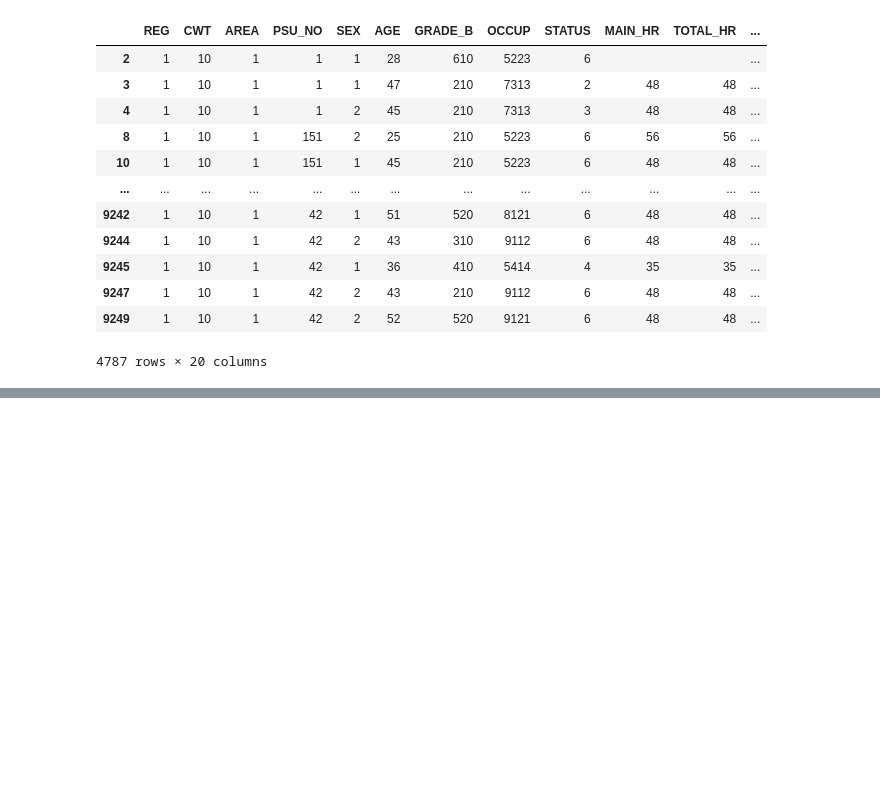
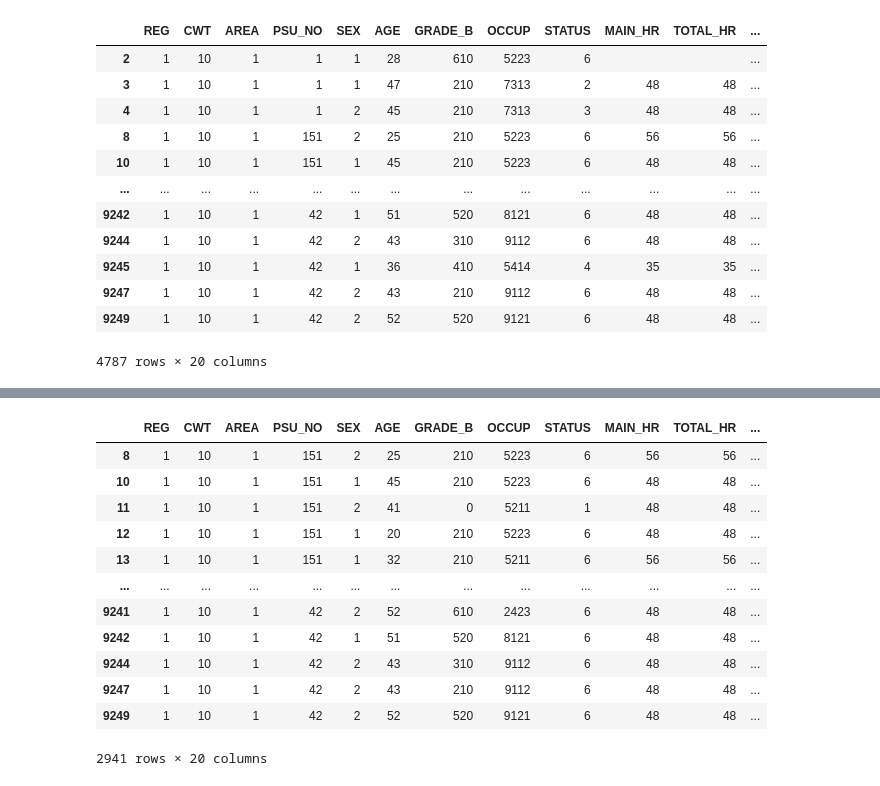
Before and after one commit to 623020514-5/stat-Ubon, a Jupyter notebook: P_try.ipynb, the cells around one changed output, grey strips where cells are left out. Drawn from its saved outputs; the diff is of its cells as text; code cells hidden in the pictures; blank space fills up the shorter version.

```diff
--- a/P_try.ipynb
+++ b/P_try.ipynb
@@ -79,0 +118,17 @@ data_REG
+# %%
+data_PRL_TECH = data_REG[data_REG.PRL_TECH.isin(['1','2'])]
+data_PRL_TECH
+# %% [output]
+|  | REG | CWT | AREA | PSU_NO | SEX | AGE | GRADE_B | OCCUP | STATUS | MAIN_HR | TOTAL_HR | ... |
+| 8 | 1 | 10 | 1 | 151 | 2 | 25 | 210 | 5223 | 6 | 56 | 56 | ... |
+| 10 | 1 | 10 | 1 | 151 | 1 | 45 | 210 | 5223 | 6 | 48 | 48 | ... |
+| 11 | 1 | 10 | 1 | 151 | 2 | 41 | 0 | 5211 | 1 | 48 | 48 | ... |
+| 12 | 1 | 10 | 1 | 151 | 1 | 20 | 210 | 5223 | 6 | 48 | 48 | ... |
+| 13 | 1 | 10 | 1 | 151 | 1 | 32 | 210 | 5211 | 6 | 56 | 56 | ... |
+| ... | ... | ... | ... | ... | ... | ... | ... | ... | ... | ... | ... | ... |
+| 9241 | 1 | 10 | 1 | 42 | 2 | 52 | 610 | 2423 | 6 | 48 | 48 | ... |
+| 9242 | 1 | 10 | 1 | 42 | 1 | 51 | 520 | 8121 | 6 | 48 | 48 | ... |
+| 9244 | 1 | 10 | 1 | 42 | 2 | 43 | 310 | 9112 | 6 | 48 | 48 | ... |
+| 9247 | 1 | 10 | 1 | 42 | 2 | 43 | 210 | 9112 | 6 | 48 | 48 | ... |
+| 9249 | 1 | 10 | 1 | 42 | 2 | 52 | 520 | 9121 | 6 | 48 | 48 | ... |
+2941 rows × 20 columns
```
Also changed, not shown: parts of 2 cells of this notebook.
